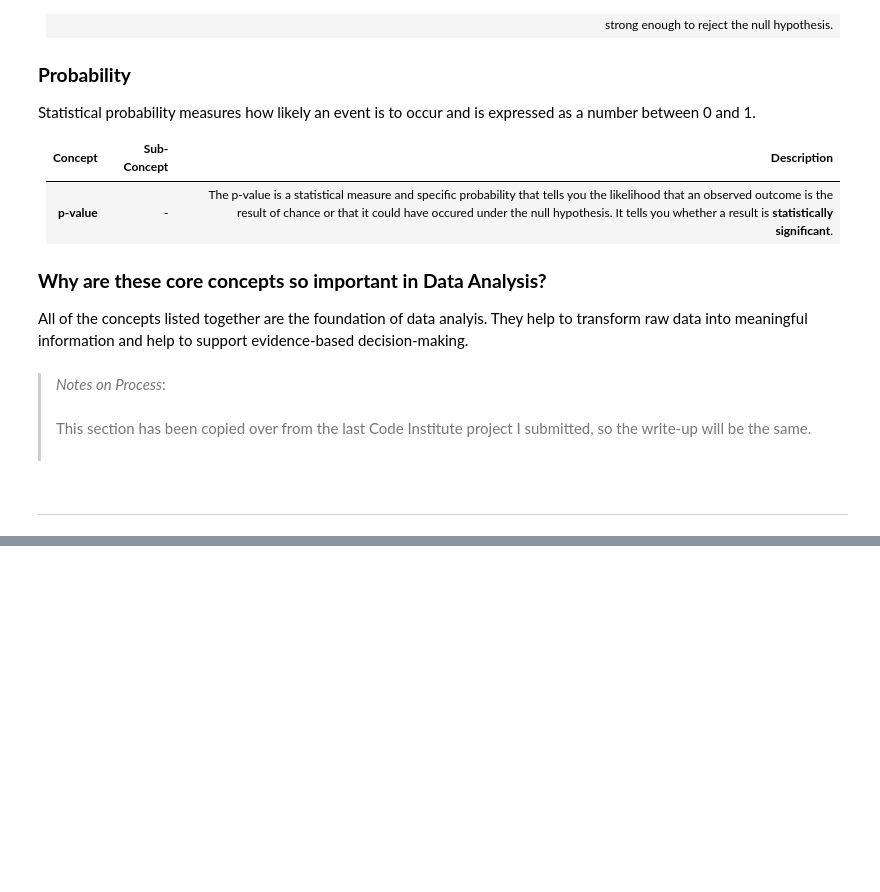
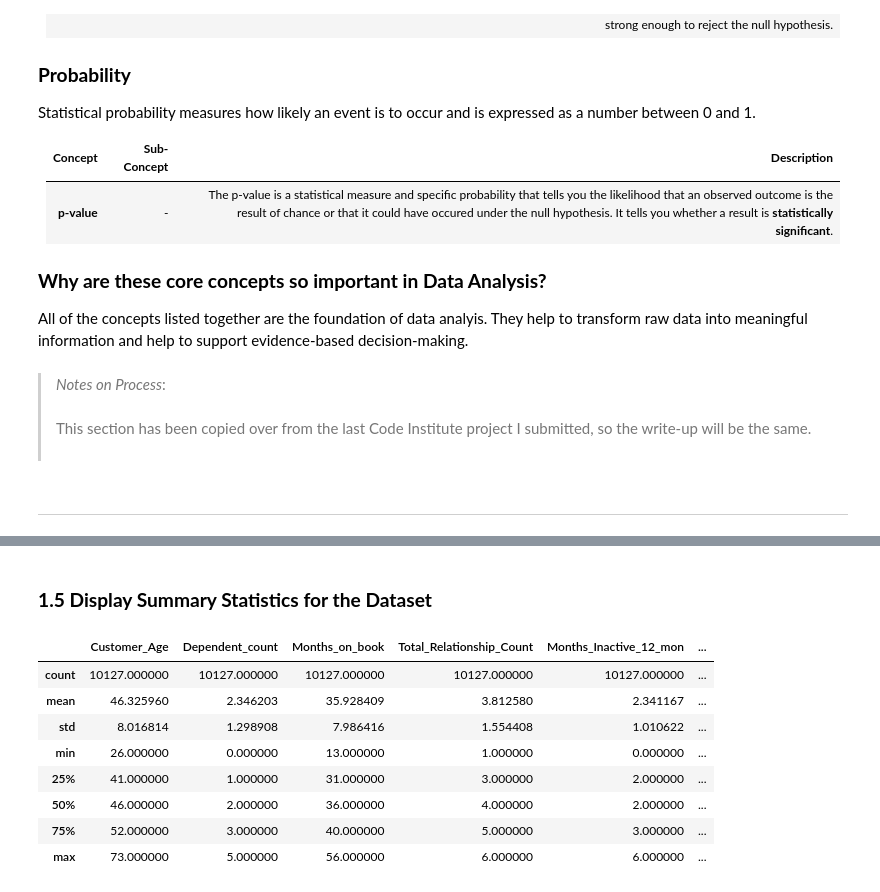
Before and after one commit to elhope23/credit-card-customer-churn-analysis, a Jupyter notebook: jupyter_notebooks/Stage2-ETL.ipynb, the cells around one changed output, grey strips where cells are left out. Cells and saved outputs as stored; diff of their text form; code cells hidden in the pictures; blank space fills up the shorter version.

Commit message:
Stage 2 | Extraction: Load the raw dataset, display summary statistics, change data types and check for missing values

```diff
--- a/jupyter_notebooks/Stage2-ETL.ipynb
+++ b/jupyter_notebooks/Stage2-ETL.ipynb
@@ -106,0 +131,6 @@ All of the concepts listed together are the foundation of data analyis. They hel
+# %%
+# Load the raw dataset
+df_anonymised = pd.read_csv("datasets/anonymised-raw-data/bank-churners-anonymised.csv")
+
+# Display the first few rows of the dataset to make sure the data has loaded correctly
+df_anonymised.head()
@@ -106,0 +181,9 @@ All of the concepts listed together are the foundation of data analyis. They hel
+# %%
+# Change the data type of the Total_Revolving_Bal column to float
+df_anonymised["Total_Revolving_Bal"] = df_anonymised["Total_Revolving_Bal"].astype("float64").round(2)
+
+# Change the data type of the Total_Trans_Amt column to float
+df_anonymised["Total_Trans_Amt"] = df_anonymised["Total_Trans_Amt"].astype("float64").round(2)
+
+# Confirm these data type changes have been made
+print(f"Data types of each column after conversion:\n\n{df_anonymised.dtypes}")
@@ -106,0 +239,15 @@ All of the concepts listed together are the foundation of data analyis. They hel
+# %% [markdown]
+### **1.5 Display Summary Statistics for the Dataset**
+# %%
+# Use .describe() for summary statistics of the numerical columns in the dataset
+df_anonymised.describe()
+# %% [output]
+|  | Customer_Age | Dependent_count | Months_on_book | Total_Relationship_Count | Months_Inactive_12_mon | ... |
+| count | 10127.000000 | 10127.000000 | 10127.000000 | 10127.000000 | 10127.000000 | ... |
+| mean | 46.325960 | 2.346203 | 35.928409 | 3.812580 | 2.341167 | ... |
+| std | 8.016814 | 1.298908 | 7.986416 | 1.554408 | 1.010622 | ... |
+| min | 26.000000 | 0.000000 | 13.000000 | 1.000000 | 0.000000 | ... |
+| 25% | 41.000000 | 1.000000 | 31.000000 | 3.000000 | 2.000000 | ... |
+| 50% | 46.000000 | 2.000000 | 36.000000 | 4.000000 | 2.000000 | ... |
+| 75% | 52.000000 | 3.000000 | 40.000000 | 5.000000 | 3.000000 | ... |
+| max | 73.000000 | 5.000000 | 56.000000 | 6.000000 | 6.000000 | ... |
```
Also changed, not shown: parts of 21 cells of this notebook.
